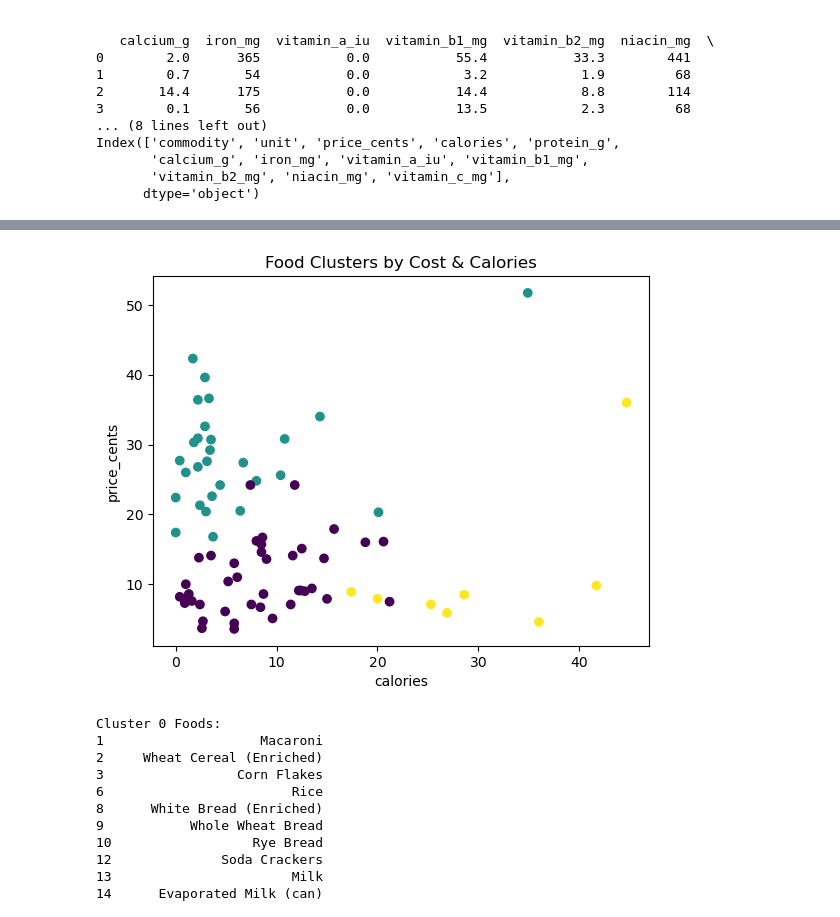
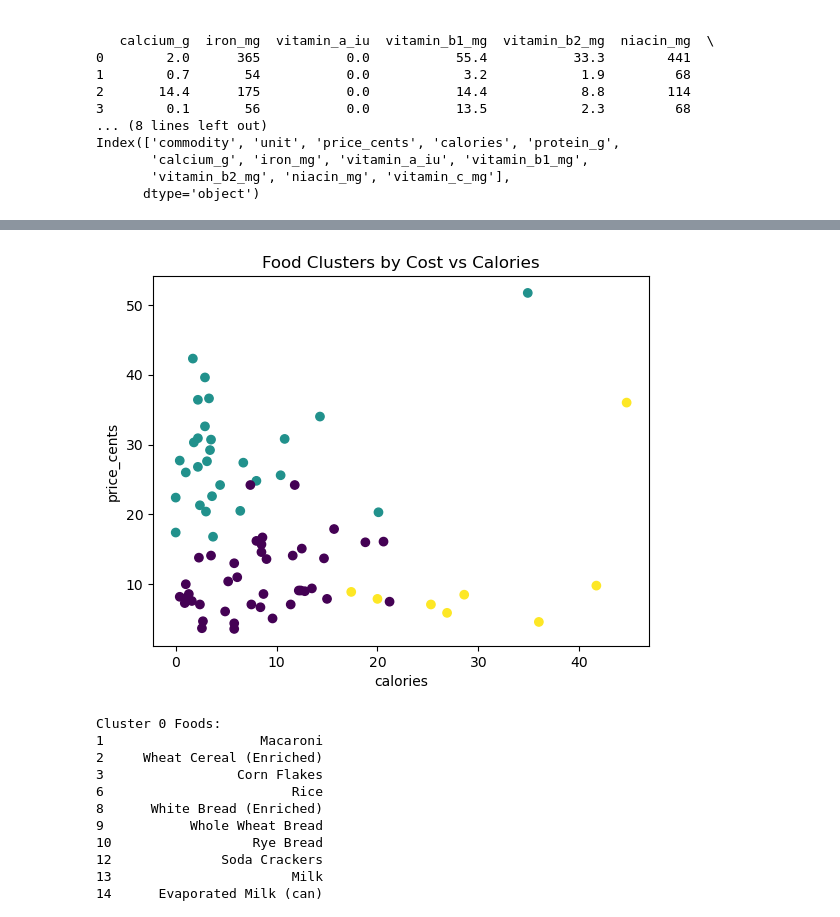
Before and after one commit to BearFetch-AI/BearFetch, a Jupyter notebook: Food_Nutrition_Model/Food_Nutrition_Assistant.ipynb, the cells around one changed output, grey strips where cells are left out. Saved outputs shown, nothing was run; the diff lists cells and outputs as text; code cells hidden in the pictures.

```diff
--- a/Food_Nutrition_Model/Food_Nutrition_Assistant.ipynb
+++ b/Food_Nutrition_Model/Food_Nutrition_Assistant.ipynb
@@ -41,9 +96,10 @@ df['Cluster'] = kmeans.fit_predict(scaler)
 # %%
+# 'c = df['Cluster'] ; to catagorize and color each cluster/datapoint in the plot
 plt.scatter(df['calories'], df['price_cents'], c=df['Cluster'])
 plt.xlabel('calories')
 plt.ylabel('price_cents')
-plt.title('Food Clusters by Cost & Calories')
+plt.title('Food Clusters by Cost vs Calories')
 plt.show()
 # %% [output]
-[figure, old version]
+[figure, new version]
 # %%
```
Also changed, not shown: parts of 5 cells of this notebook, 9 other files.
